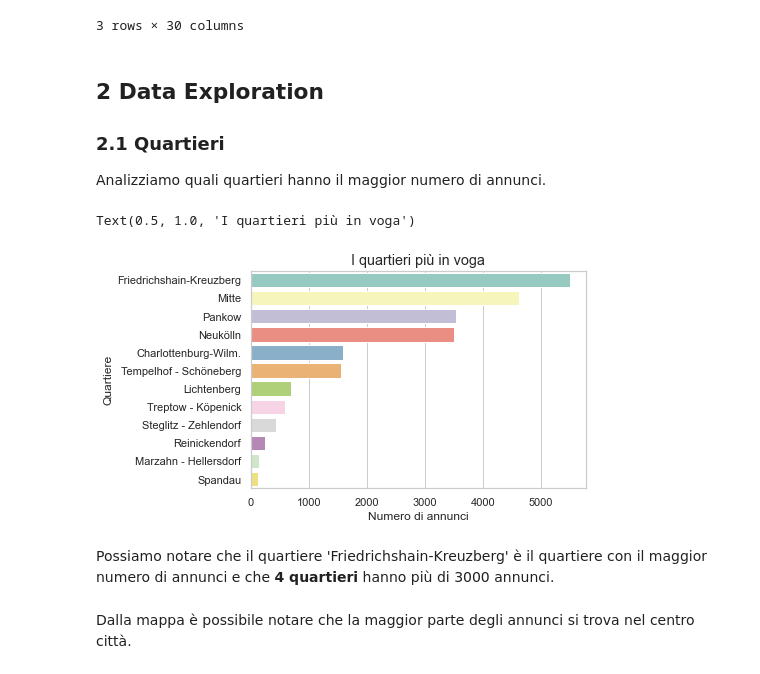
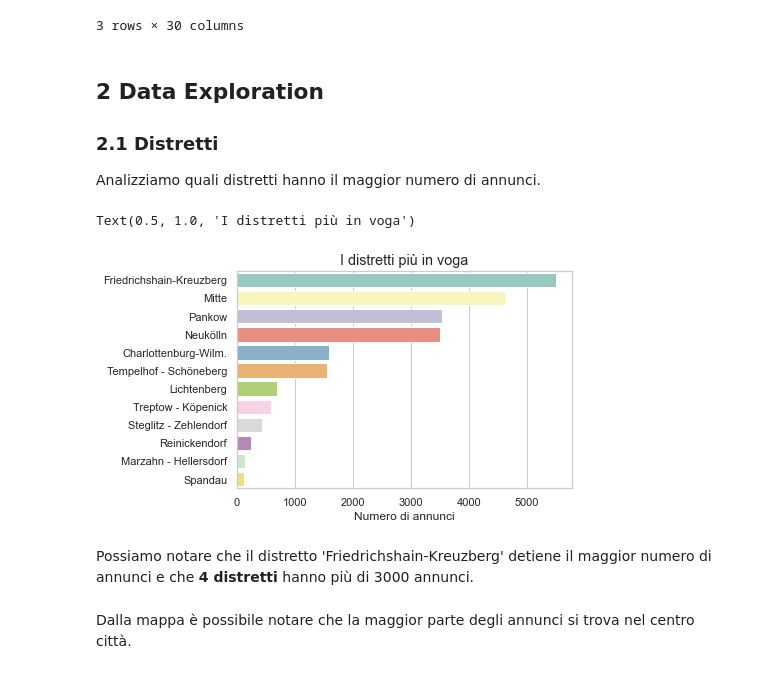
Before and after one commit to ff225/DataAnalytics, a Jupyter notebook: BerlinAirBnb.ipynb, the cells around one changed output. Cells and saved outputs as stored; diff of their text form; code cells hidden in the pictures.

Commit message:
Fix analisi quartieri

```diff
--- a/BerlinAirBnb.ipynb
+++ b/BerlinAirBnb.ipynb
@@ -132,21 +132,21 @@ listing.head(3)
 # %% [markdown]
 ##  2 Data Exploration
 
-### 2.1 Quartieri
-Analizziamo quali quartieri hanno il maggior numero di annunci.
+### 2.1 Distretti
+Analizziamo quali distretti hanno il maggior numero di annunci.
 # %%
 data = listing.neighbourhood_group.value_counts(ascending=False).index[::]
 sns.set_theme(style="whitegrid")
 sns.countplot(palette="Set3", y=listing['neighbourhood_group'], order = data)
 plt.xlabel("Numero di annunci", fontsize = 'medium')
-plt.ylabel('Quartiere')
-plt.title("I quartieri più in voga", fontsize = 'large')
+plt.ylabel('')
+plt.title("I distretti più in voga", fontsize = 'large')
 # %% [output]
-Text(0.5, 1.0, 'I quartieri più in voga')
+Text(0.5, 1.0, 'I distretti più in voga')
-[figure, old version]
+[figure, new version]
 # %% [markdown]
-Possiamo notare che il quartiere 'Friedrichshain-Kreuzberg' è il quartiere con il maggior numero di annunci
-e che __4 quartieri__ hanno più di 3000 annunci.
+Possiamo notare che il distretto 'Friedrichshain-Kreuzberg' detiene il maggior numero di annunci
+e che __4 distretti__ hanno più di 3000 annunci.
 # %% [markdown]
 Dalla mappa è possibile notare che la maggior parte degli annunci si trova nel centro città.
 # %%
```
